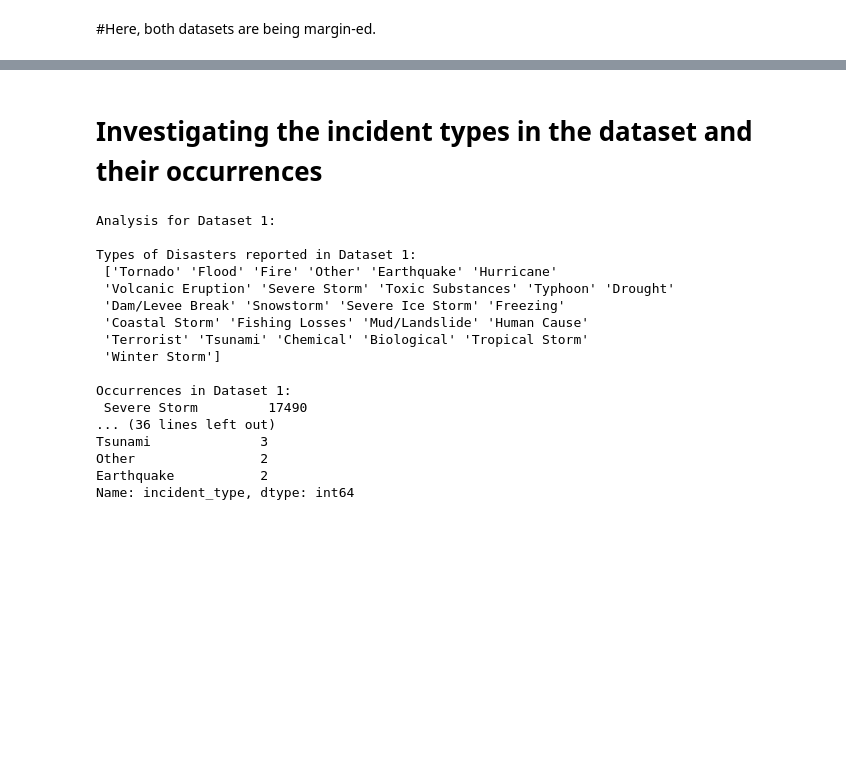
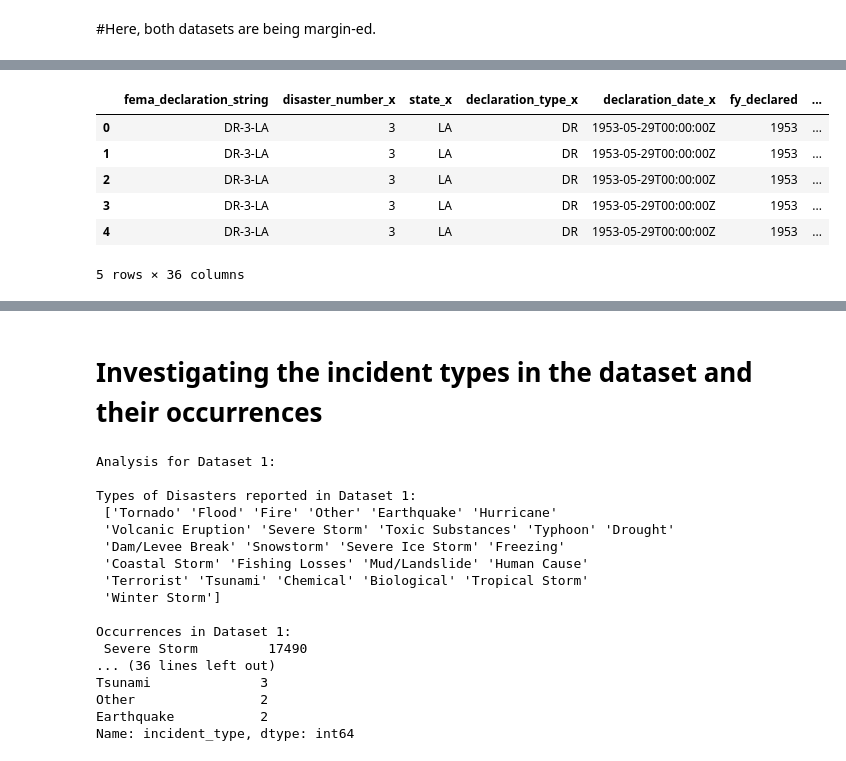
Before and after one commit to narinder-bit/Research-Project, a Jupyter notebook: descriptive_of_US_disaster_declaration.ipynb, the cells around one changed output, grey strips where cells are left out. Cells and saved outputs as stored; diff of their text form; code cells hidden in the pictures; blank space fills up the shorter version.

```diff
--- a/descriptive_of_US_disaster_declaration.ipynb
+++ b/descriptive_of_US_disaster_declaration.ipynb
@@ -121,2 +121,12 @@ Merged Data Sample:
 
 [5 rows x 36 columns]
+# %%
+merged_data.head()
+# %% [output]
+|  | fema_declaration_string | disaster_number_x | state_x | declaration_type_x | declaration_date_x | fy_declared | ... |
+| 0 | DR-3-LA | 3 | LA | DR | 1953-05-29T00:00:00Z | 1953 | ... |
+| 1 | DR-3-LA | 3 | LA | DR | 1953-05-29T00:00:00Z | 1953 | ... |
+| 2 | DR-3-LA | 3 | LA | DR | 1953-05-29T00:00:00Z | 1953 | ... |
+| 3 | DR-3-LA | 3 | LA | DR | 1953-05-29T00:00:00Z | 1953 | ... |
+| 4 | DR-3-LA | 3 | LA | DR | 1953-05-29T00:00:00Z | 1953 | ... |
+5 rows × 36 columns
```
Also changed, not shown: parts of 5 cells of this notebook.
